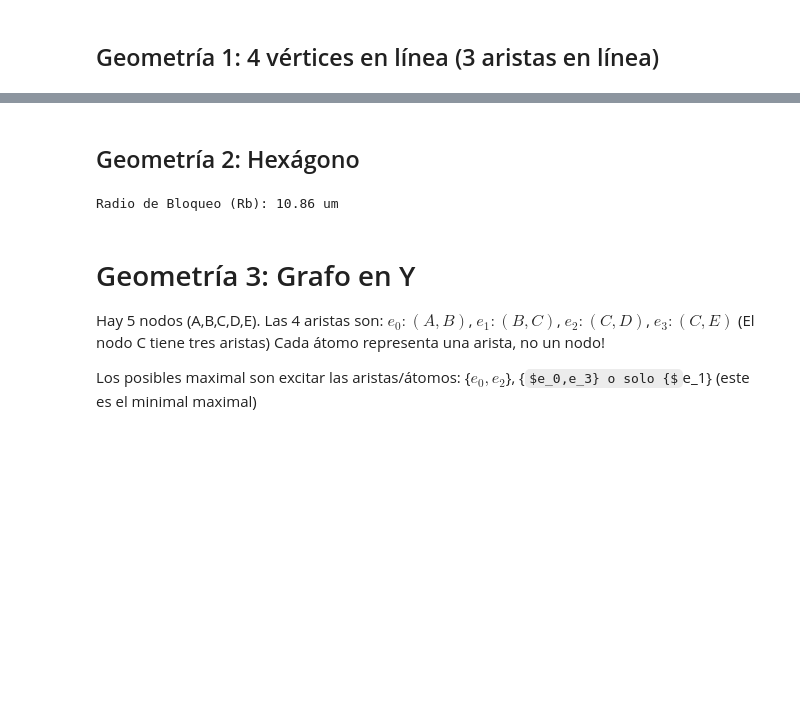
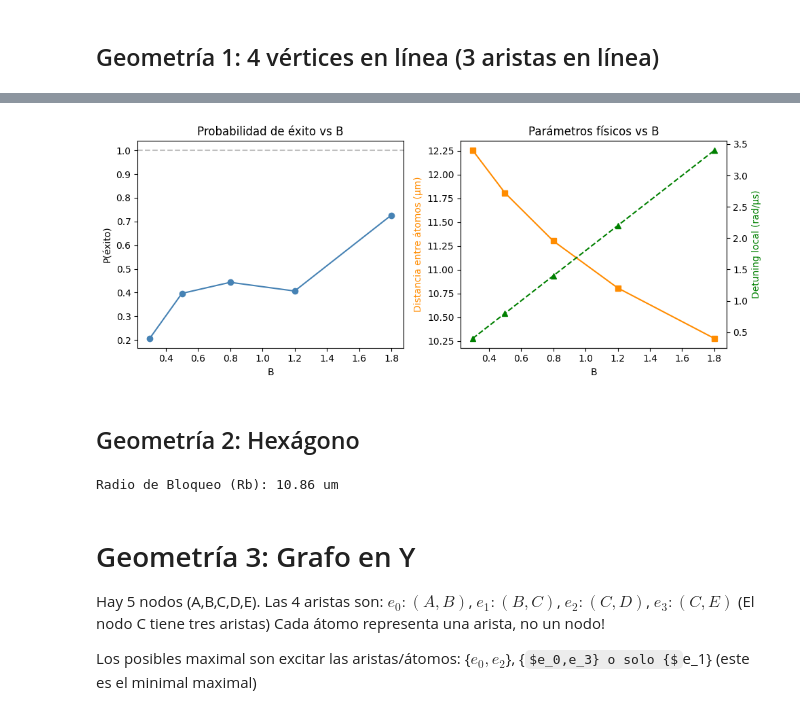
Before and after one commit to javipena2003/Codigo_tfg, a Jupyter notebook: 3_Min_Macx_Matching.ipynb, the cells around one changed output, grey strips where cells are left out. Drawn from its saved outputs; the diff is of its cells as text; code cells hidden in the pictures; some formulas as TeX source; blank space fills up the shorter version.

```diff
--- a/3_Min_Macx_Matching.ipynb
+++ b/3_Min_Macx_Matching.ipynb
@@ -66,7 +27,7 @@ Z = 80.000004
 # Átomo 2 (e3): x=0, y=10.0
 coordenadas = [(0.0, 0.0), (0.0, 5.0), (0.0, 10.0)]
 geometria = ListOfLocations(coordenadas)
-geometria.show()
+#geometria.show()
 
 # 2. Parámetros Físicos
 delta_end = 8.0
@@ -99,4 +60,8 @@ prog = (
     # Se reemplaza .uniform por .scale() para aplicar los coeficientes locales
     .detuning.scale(escala_detuning).piecewise_linear(durations, rabi_detuning_values)
 )
+
+emu_prog = prog.bloqade.python().run(shots=30000)
+
+emu_prog.report().show()
 # %% [output]
@@ -105,0 +281,80 @@ Radio de Bloqueo (Rb): 10.86 um
+# %%
+## Barrido sobre B — cómo afecta la penalización de maximalidad al resultado
+
+import pandas as pd
+
+# ── Parámetros fijos ───────────────────────────────────────────────────────────
+C6        = 2 * np.pi * 862690
+A         = 1.0
+C_cost    = 0.2      # renombrado para no colisionar con C6
+omega_max = 3.3
+delta_end = 8.0
+sweep_time = 3.0
+durations  = [0.8, sweep_time, 0.8]
+rabi_amplitude_values = [0.0, omega_max, omega_max, 0.0]
+
+# ── Valores de B a explorar (debe cumplir B > C_cost) ─────────────────────────
+B_values = [0.3, 0.5, 0.8, 1.2, 1.8]
+
+resultados = []
+
+for B in B_values:
+    # Verificación de jerarquía
+    if not (A > 0 and B > C_cost > 0):
+        print(f"B={B} viola la jerarquía, saltando.")
+        continue
+
+    # Mapeo a parámetros físicos
+    V_01        = A + 2 * B
+    d_atomos    = (C6 / V_01) ** (1/6)
+    delta_local = 2 * B - C_cost
+    escala      = delta_local / delta_end
+
+    print(f"\nB={B:.2f} | V_01={V_01:.2f} | d={d_atomos:.2f} um | Δ_local={delta_local:.2f} | escala={escala:.3f}")
+
+    # Geometría y secuencia
+    geometria = ListOfLocations([(0.0, 0.0), (0.0, d_atomos)])
+    rabi_detuning_values = [-delta_end, -delta_end, delta_end, delta_end]
+
+    prog = (
+        geometria
+        .rydberg.rabi.amplitude.uniform.piecewise_linear(durations, rabi_amplitude_values)
+        .detuning.scale([escala, escala]).piecewise_linear(durations, rabi_detuning_values)
+    )
+
+    # Simulación
+    report = prog.bloqade.python().run(shots=300).report()
+    counts = report.counts()[0]   # dict bitstring -> nº ocurrencias
+
+    # Soluciones MMM válidas para P3: "10" o "01" (exactamente una arista)
+    n_correcto = counts.get("10", 0) + counts.get("01", 0)
+    n_total    = sum(counts.values())
+    prob_exito = n_correcto / n_total
+
+    print(f"  → P(éxito) = {prob_exito:.2%}  |  Distribución: {dict(sorted(counts.items()))}")
+    resultados.append({"B": B, "V_01": V_01, "d_um": d_atomos,
+                       "Delta_local": delta_local, "P_exito": prob_exito})
+
+# ── Resumen ────────────────────────────────────────────────────────────────────
+df = pd.DataFrame(resultados)
+print("\n", df.to_string(index=False))
+
+fig, axes = plt.subplots(1, 2, figsize=(10, 4))
+
+axes[0].plot(df["B"], df["P_exito"], "o-", color="steelblue")
+axes[0].set_xlabel("B")
+axes[0].set_ylabel("P(éxito)")
+axes[0].set_title("Probabilidad de éxito vs B")
+axes[0].axhline(1.0, linestyle="--", color="gray", alpha=0.5)
+
+axes[1].plot(df["B"], df["d_um"], "s-", color="darkorange", label="d (um)")
+axes[1].set_xlabel("B")
+axes[1].set_ylabel("Distancia entre átomos (µm)", color="darkorange")
+ax2 = axes[1].twinx()
+ax2.plot(df["B"], df["Delta_local"], "^--", color="green", label="Δ local")
+ax2.set_ylabel("Detuning local (rad/µs)", color="green")
+axes[1].set_title("Parámetros físicos vs B")
+
+plt.tight_layout()
+plt.show()
+# %% [output]
@@ -106,3 +378,4 @@ Radio de Bloqueo (Rb): 10.86 um
+[figure, added]
 # %% [markdown]
 ## Geometría 2: Hexágono
 # %%
```
Also changed, not shown: parts of 13 cells of this notebook, 2 other files.
